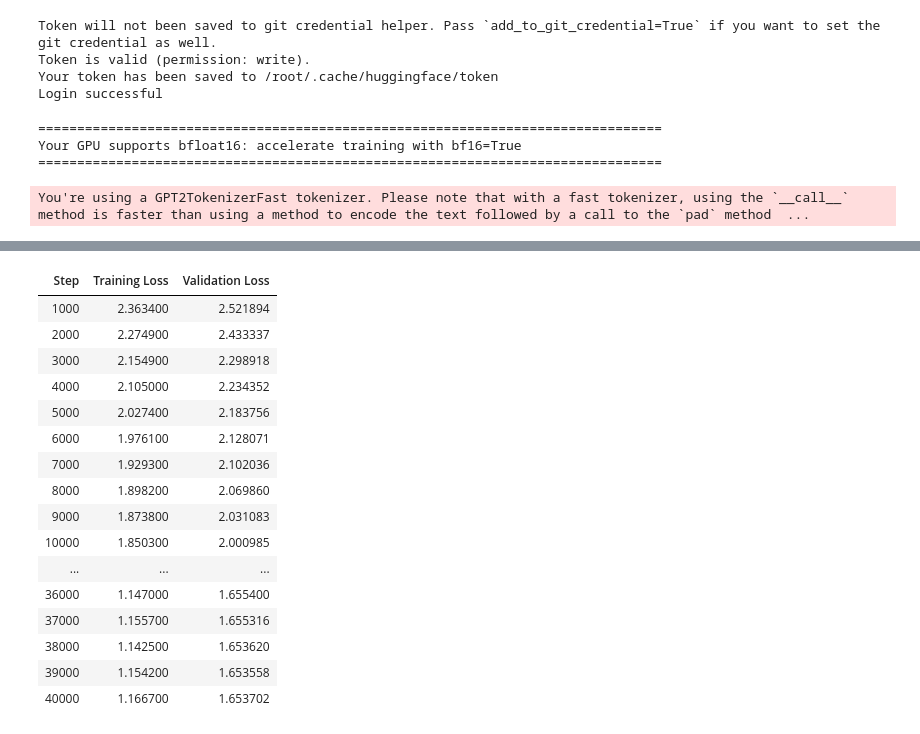
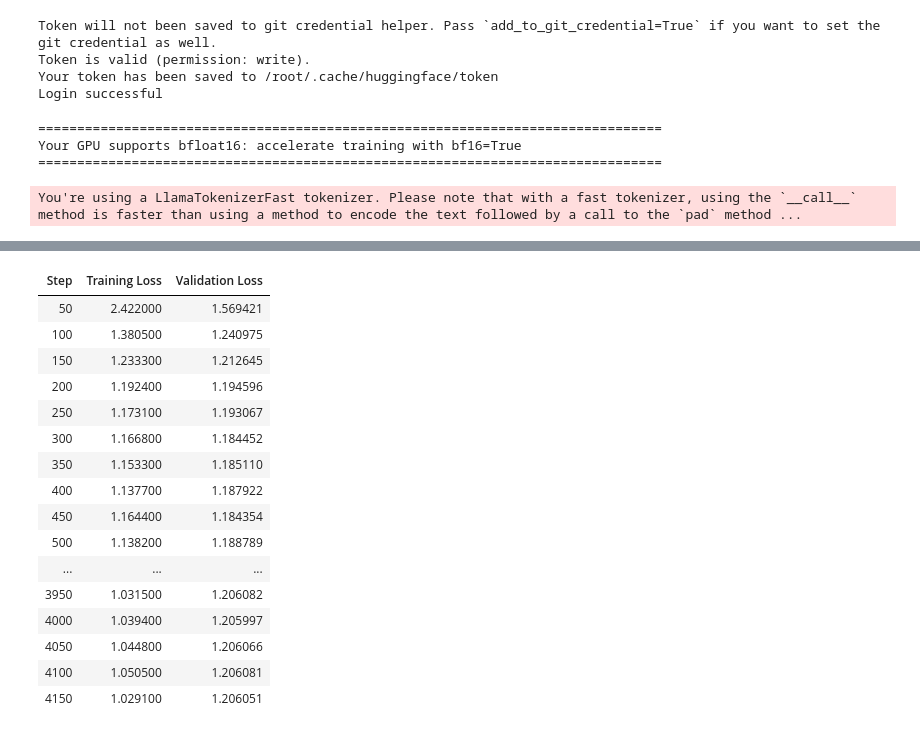
Before and after one commit to 1Jaroslav1/llm-fine-tune, a Jupyter notebook: FineTuning.ipynb, the cells around one changed output, grey strips where cells are left out. Saved outputs shown, nothing was run; the diff lists cells and outputs as text; code cells hidden in the pictures.

Commit message:
feat: failed training

```diff
--- a/FineTuning.ipynb
+++ b/FineTuning.ipynb
@@ -23,14 +40,14 @@ Your token has been saved to /root/.cache/huggingface/token
 Login successful
 # %%
 # The model that you want to train from the Hugging Face hub
-model_name = "gpt2"
+model_name = "meta-llama/Llama-2-7b-chat-hf"
 
 # The instruction dataset to use
 all_dataset = "atom92/all_medical"
 dataset_name = "atom92/medical_healthwa"
 
 # Fine-tuned model name
-new_model = "power-medical-gpt-2"
+new_model = "3-power-medical-meta-llama-2"
 
 ################################################################################
 # QLoRA parameters
@@ -69,20 +86,23 @@ use_nested_quant = False
 output_dir = "./results"
 
 # Number of training epochs
-num_train_epochs = 3
+num_train_epochs = 5
 
 # Enable fp16/bf16 training (set bf16 to True with an A100)
 fp16 = False
 bf16 = False
 
+# The number of samples the model needs to see until the weights get updated.
+global_batch_size = 32
+
 # Batch size per GPU for training
-per_device_train_batch_size = 4
+per_device_train_batch_size = 1
 
 # Batch size per GPU for evaluation
-per_device_eval_batch_size = 4
+per_device_eval_batch_size = 1
 
 # Number of update steps to accumulate the gradients for
-gradient_accumulation_steps = 1
+gradient_accumulation_steps = global_batch_size // per_device_train_batch_size
 
 # Enable gradient checkpointing
 gradient_checkpointing = True
@@ -116,7 +136,7 @@ group_by_length = True
 save_steps = 0
 
 # Log every X updates steps
-logging_steps = 1000
+logging_steps = 50
 
 ################################################################################
 # SFT parameters
@@ -141,18 +161,19 @@ eval_set_size = 0.1
 my_dataset = load_dataset(dataset_name, split="train")
 all_dataset = load_dataset(all_dataset, split="train")
 dataset = concatenate_datasets([my_dataset, all_dataset])
+dataset_50 = dataset.train_test_split(test_size=0.5, shuffle=True, seed=42)
 # %%
-splitted_dataset = dataset.train_test_split(test_size=eval_set_size, shuffle=True, seed=42)
+splitted_dataset = dataset_50["train"].train_test_split(test_size=eval_set_size, shuffle=True, seed=42)
 # %%
 # Load tokenizer and model with QLoRA configuration
 compute_dtype = getattr(torch, bnb_4bit_compute_dtype)
 
-# bnb_config = BitsAndBytesConfig(
-#     load_in_4bit=use_4bit,
-#     bnb_4bit_quant_type=bnb_4bit_quant_type,
-#     bnb_4bit_compute_dtype=compute_dtype,
-#     bnb_4bit_use_double_quant=use_nested_quant,
-# )
+bnb_config = BitsAndBytesConfig(
+    load_in_4bit=use_4bit,
+    bnb_4bit_quant_type=bnb_4bit_quant_type,
+    bnb_4bit_compute_dtype=compute_dtype,
+    bnb_4bit_use_double_quant=use_nested_quant,
+)
 
 # Check GPU compatibility with bfloat16
 if compute_dtype == torch.float16 and use_4bit:
@@ -165,9 +186,11 @@ if compute_dtype == torch.float16 and use_4bit:
 # Load base model
 model = AutoModelForCausalLM.from_pretrained(
     model_name,
-    # quantization_config=bnb_config,
+    torch_dtype=torch.float16,
+    quantization_config=bnb_config,
     device_map=device_map
 )
+
 model.config.use_cache = False
 model.config.pretraining_tp = 1
 
@@ -184,6 +207,8 @@ peft_config = LoraConfig(
     bias="none",
     task_type="CAUSAL_LM",
 )
+
+model = get_peft_model(model, peft_config)
 
 # Set training parameters
 training_arguments = TrainingArguments(
@@ -213,21 +238,15 @@ trainer = SFTTrainer(
     model=model,
     train_dataset=splitted_dataset["train"],
     eval_dataset=splitted_dataset["test"] if eval_set_size > 0 else None,
-    # peft_config=peft_config,
+    peft_config=peft_config,
     dataset_text_field="text",
     max_seq_length=max_seq_length,
     tokenizer=tokenizer,
     args=training_arguments,
     packing=packing,
 )
-
-# Train model
-trainer.train()
-
-# Save trained model
-trainer.model.save_pretrained(new_model)
 # %% [output]
 ================================================================================
 Your GPU supports bfloat16: accelerate training with bf16=True
 ================================================================================
-You're using a GPT2TokenizerFast tokenizer. Please note that with a fast tokenizer, using the `__call__` method is faster than using a method to encode the text followed by a call to the `pad` method  ...
+You're using a LlamaTokenizerFast tokenizer. Please note that with a fast tokenizer, using the `__call__` method is faster than using a method to encode the text followed by a call to the `pad` method ...
@@ -235,17 +254,17 @@ You're using a GPT2TokenizerFast tokenizer. Please note that with a fast tokeniz
 | Step | Training Loss | Validation Loss |
-| 1000 | 2.363400 | 2.521894 |
-| 2000 | 2.274900 | 2.433337 |
-| 3000 | 2.154900 | 2.298918 |
-| 4000 | 2.105000 | 2.234352 |
-| 5000 | 2.027400 | 2.183756 |
-| 6000 | 1.976100 | 2.128071 |
-| 7000 | 1.929300 | 2.102036 |
-| 8000 | 1.898200 | 2.069860 |
-| 9000 | 1.873800 | 2.031083 |
-| 10000 | 1.850300 | 2.000985 |
+| 50 | 2.422000 | 1.569421 |
+| 100 | 1.380500 | 1.240975 |
+| 150 | 1.233300 | 1.212645 |
+| 200 | 1.192400 | 1.194596 |
+| 250 | 1.173100 | 1.193067 |
+| 300 | 1.166800 | 1.184452 |
+| 350 | 1.153300 | 1.185110 |
+| 400 | 1.137700 | 1.187922 |
+| 450 | 1.164400 | 1.184354 |
+| 500 | 1.138200 | 1.188789 |
 | ... | ... | ... |
-| 36000 | 1.147000 | 1.655400 |
-| 37000 | 1.155700 | 1.655316 |
-| 38000 | 1.142500 | 1.653620 |
-| 39000 | 1.154200 | 1.653558 |
-| 40000 | 1.166700 | 1.653702 |
+| 3950 | 1.031500 | 1.206082 |
+| 4000 | 1.039400 | 1.205997 |
+| 4050 | 1.044800 | 1.206066 |
+| 4100 | 1.050500 | 1.206081 |
+| 4150 | 1.029100 | 1.206051 |
```
Also changed, not shown: parts of 10 cells of this notebook, 2 other files.
